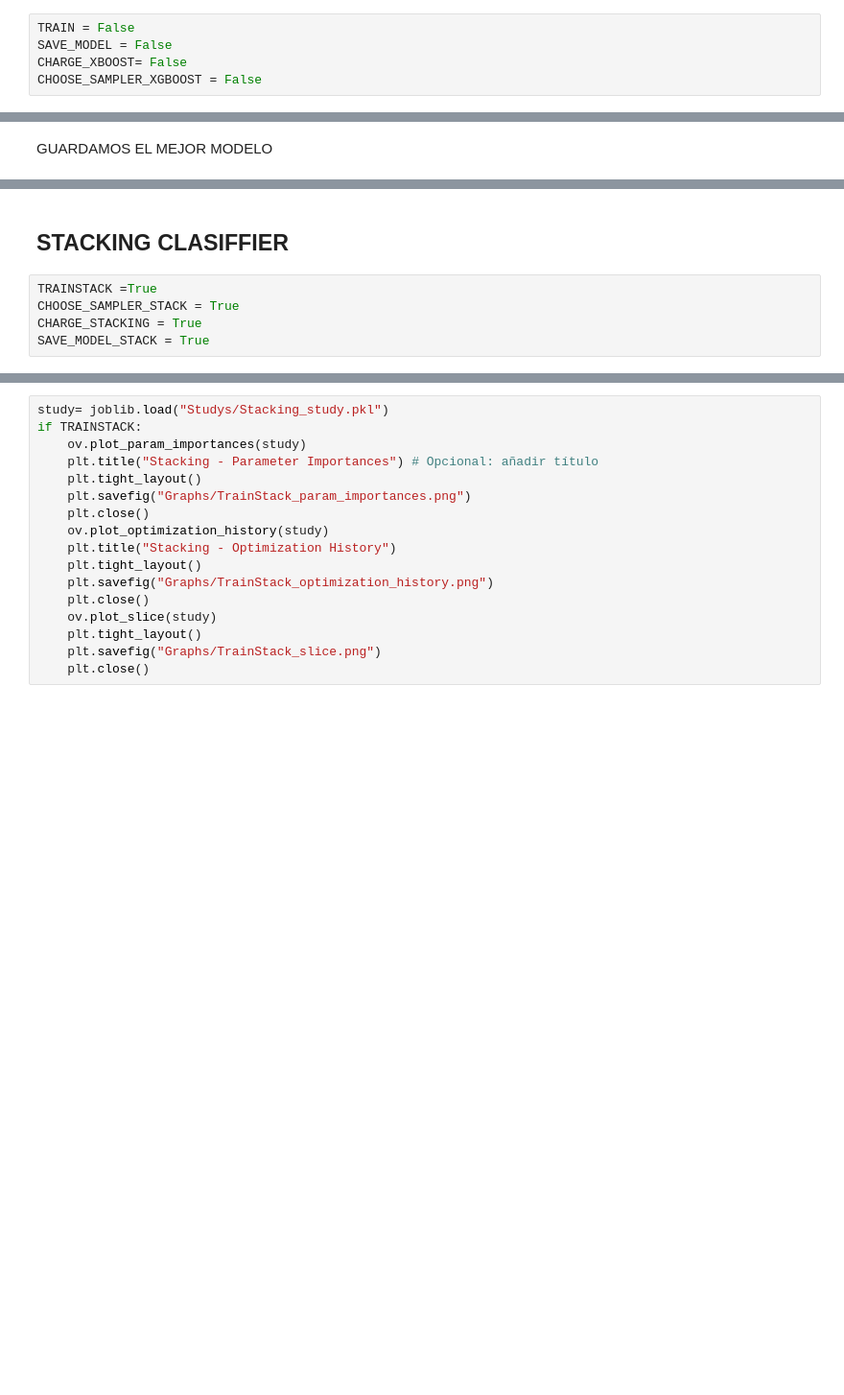
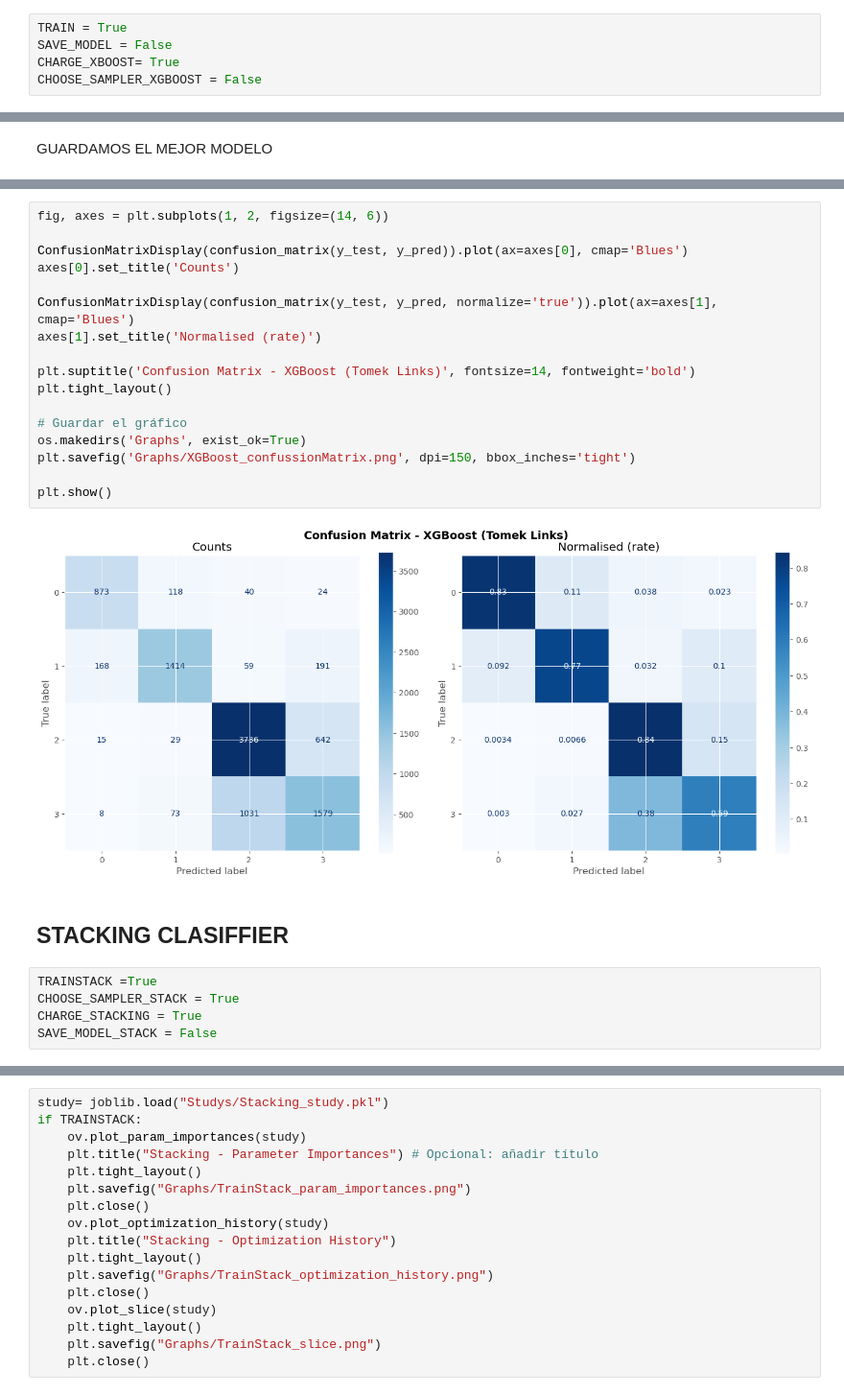
Before and after one commit to AlvarodelaHerran/Adv_ML, a Jupyter notebook: Gonzalo/modelosgonzalo.ipynb, the cells around one changed output, grey strips where cells are left out. Shown at 96% size. Drawn from its saved outputs; the diff is of its cells as text; blank space fills up the shorter version.

```diff
--- a/Gonzalo/modelosgonzalo.ipynb
+++ b/Gonzalo/modelosgonzalo.ipynb
@@ -53,9 +53,9 @@ log_file = logging.FileHandler("optuna_resultados.txt")
 log_file.setFormatter(logging.Formatter('%(asctime)s - %(name)s - %(levelname)s - %(message)s'))
 optuna.logging.get_logger("optuna").addHandler(log_file)
 # %%
-TRAIN = False
+TRAIN = True
 SAVE_MODEL = False
-CHARGE_XBOOST= False
+CHARGE_XBOOST= True
 CHOOSE_SAMPLER_XGBOOST = False
 # %% [markdown]
 ## LOAD DATA + SAVE FUCTION
@@ -346,10 +351,29 @@ if CHARGE_XBOOST:
+# %%
+fig, axes = plt.subplots(1, 2, figsize=(14, 6))
+
+ConfusionMatrixDisplay(confusion_matrix(y_test, y_pred)).plot(ax=axes[0], cmap='Blues')
+axes[0].set_title('Counts')
+
+ConfusionMatrixDisplay(confusion_matrix(y_test, y_pred, normalize='true')).plot(ax=axes[1], cmap='Blues')
+axes[1].set_title('Normalised (rate)')
+
+plt.suptitle('Confusion Matrix - XGBoost (Tomek Links)', fontsize=14, fontweight='bold')
+plt.tight_layout()
+
+# Guardar el gráfico
+os.makedirs('Graphs', exist_ok=True)
+plt.savefig('Graphs/XGBoost_confussionMatrix.png', dpi=150, bbox_inches='tight')
+
+plt.show()
+# %% [output]
+[figure, added]
 # %% [markdown]
 ## STACKING CLASIFFIER
 # %%
 TRAINSTACK =True
 CHOOSE_SAMPLER_STACK = True
 CHARGE_STACKING = True
-SAVE_MODEL_STACK = True
+SAVE_MODEL_STACK = False
 # %%
 imbalance_methods = {
     "Baseline": None,
```
Also changed, not shown: parts of 8 cells of this notebook, 6 other files.
